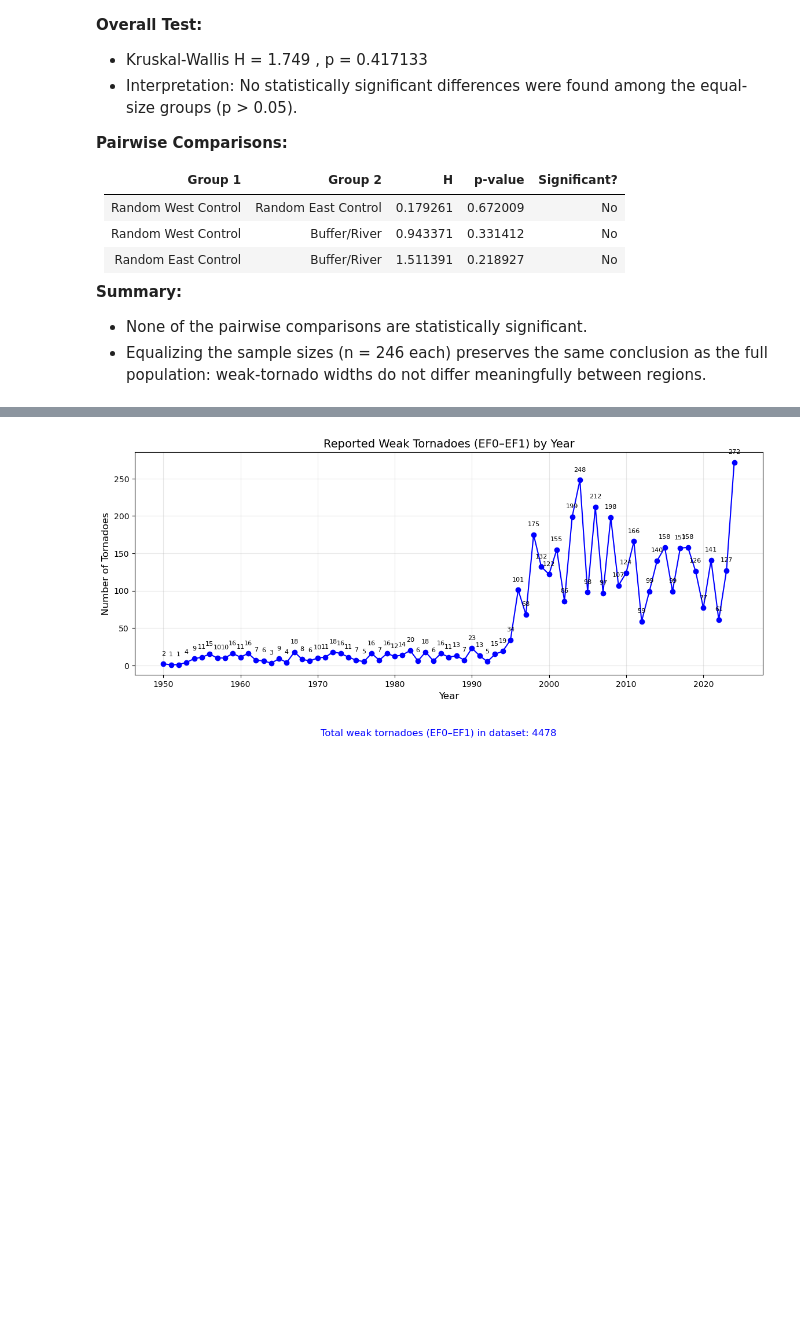
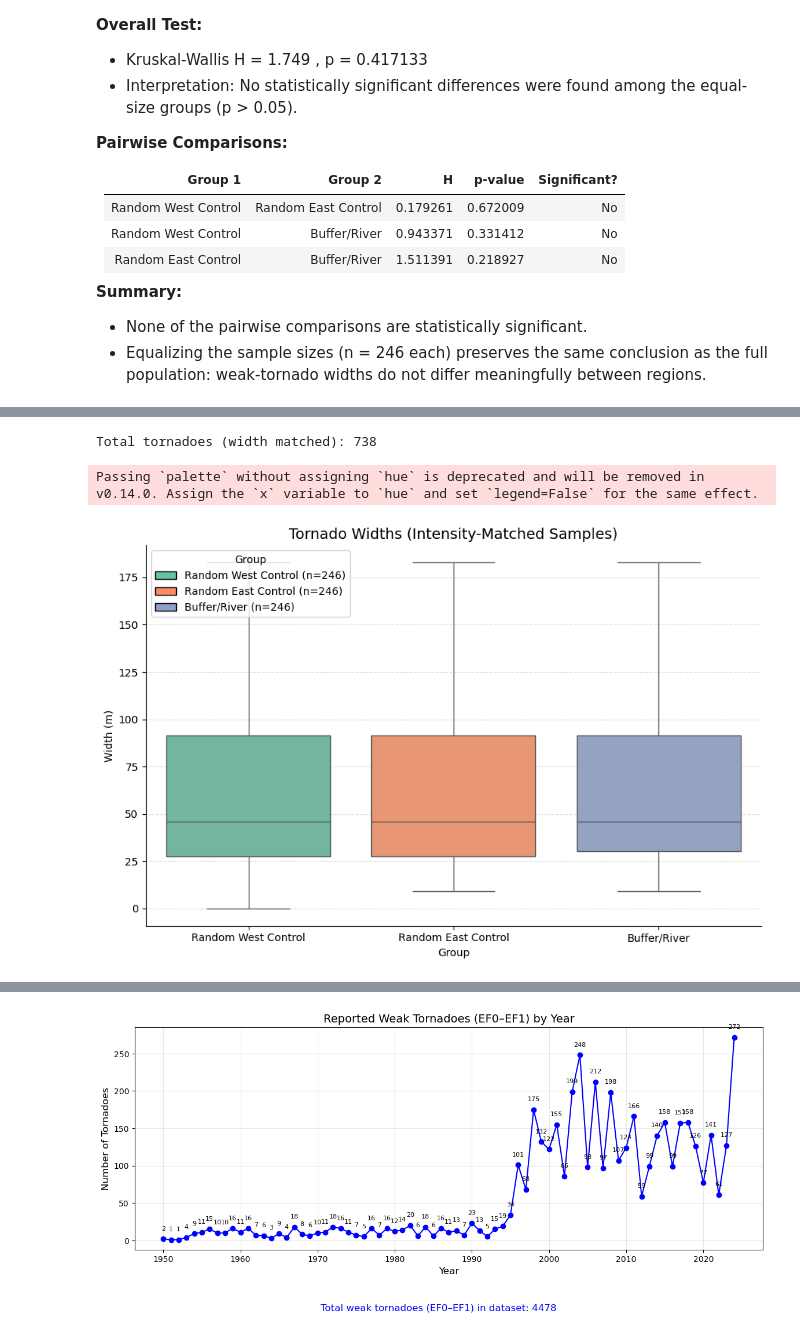
Before and after one commit to njm12-code/ATMS-596-Capstone-Project, a Jupyter notebook: Notebooks/Results_8_EF_0-1.ipynb, the cells around one changed output, grey strips where cells are left out. Saved outputs shown, nothing was run; the diff lists cells and outputs as text; code cells hidden in the pictures; blank space fills up the shorter version.

```diff
--- a/Notebooks/Results_8_EF_0-1.ipynb
+++ b/Notebooks/Results_8_EF_0-1.ipynb
@@ -1393,0 +1817,53 @@ Pairwise Kruskal–Wallis results:
+# %%
+# ================================================================
+# Prepare WIDTH data + boxplot
+# ================================================================
+
+def prep_width(df, label):
+    out = df[['wid']].copy()
+    out['width_m'] = out['wid'] * 0.9144
+    out['side_type'] = label
+    return out
+
+west_plot = prep_width(west_matched, "Random West Control")
+east_plot = prep_width(east_matched, "Random East Control")
+buffer_plot = prep_width(buffer_river, "Buffer/River")
+
+width_df = pd.concat([west_plot, east_plot, buffer_plot], ignore_index=True)
+
+print("\nTotal tornadoes (width matched):", len(width_df))
+
+# --- Boxplot ---
+plt.figure(figsize=(9,6))
+palette = sns.color_palette("Set2", 3)
+
+ax = sns.boxplot(
+    data=width_df,
+    x="side_type",
+    y="width_m",
+    palette=palette,
+    showfliers=False
+)
+
+counts = width_df["side_type"].value_counts()
+
+legend_elements = [
+    Patch(facecolor=palette[i], edgecolor='black',
+          label=f"{cat} (n={counts[cat]})")
+    for i, cat in enumerate(['Random West Control', 'Random East Control', 'Buffer/River'])
+]
+
+ax.legend(handles=legend_elements, loc='upper left', title="Group")
+
+ax.set_title("Tornado Widths (Intensity-Matched Samples)", fontsize=14)
+ax.set_xlabel("Group")
+ax.set_ylabel("Width (m)")
+ax.grid(axis='y', linestyle='--', alpha=0.4)
+
+sns.despine()
+plt.tight_layout()
+plt.show()
+# %% [output]
+Total tornadoes (width matched): 738
+Passing `palette` without assigning `hue` is deprecated and will be removed in v0.14.0. Assign the `x` variable to `hue` and set `legend=False` for the same effect.
+[figure, added]
```
Also changed, not shown: parts of 30 cells of this notebook, 9 other files.
